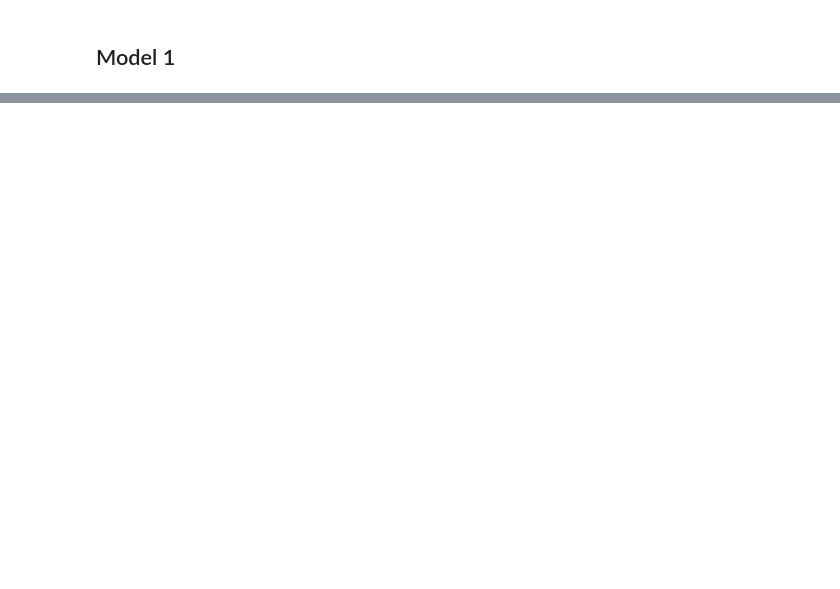
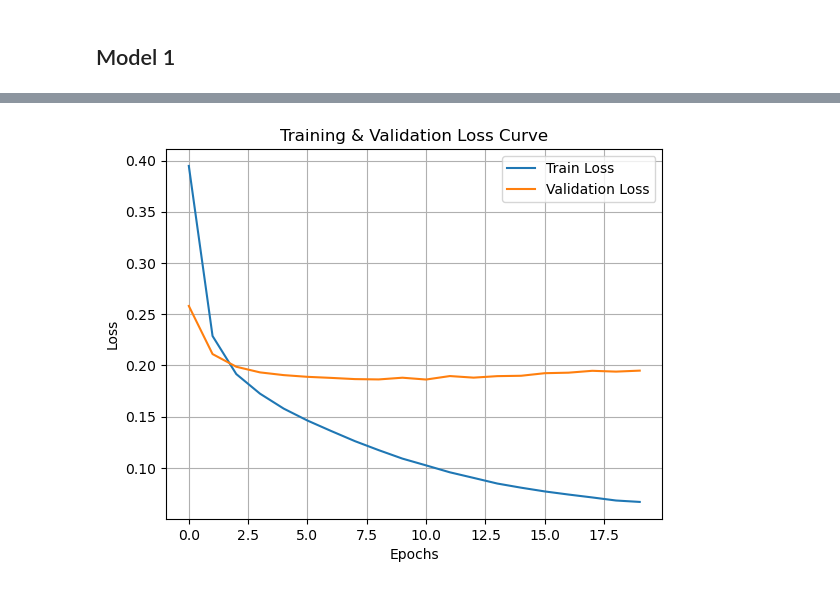
Before and after one commit to AdityaVarunV98/Natural-Language-Processing, a Jupyter notebook: Assignment2/main.ipynb, the cells around one changed output, grey strips where cells are left out. Drawn from its saved outputs; the diff is of its cells as text; code cells hidden in the pictures; blank space fills up the shorter version.

```diff
--- a/Assignment2/main.ipynb
+++ b/Assignment2/main.ipynb
@@ -361,0 +375,21 @@ Test Accuracy: 92.24%
+# %%
+# Get input and output sizes
+input_size = next(iter(train_loader_tfidf))[0].shape[1]  # Feature size
+num_classes = next(iter(train_loader_tfidf))[1].shape[1]  # Number of labels
+
+# Initialize the model
+model = MultiLabelNN(input_size, num_classes)
+
+# Train the model
+train_losses, val_losses = train_model(model, train_loader_tfidf, val_loader_tfidf, num_epochs=20)
+
+# Plot train vs validation loss
+plt.plot(train_losses, label="Train Loss")
+plt.plot(val_losses, label="Validation Loss")
+plt.xlabel("Epochs")
+plt.ylabel("Loss")
+plt.legend()
+plt.grid()
+plt.title("Training & Validation Loss Curve")
+plt.show()
+# %% [output]
@@ -361,0 +416 @@ Test Accuracy: 92.24%
+[figure, added]
```
Also changed, not shown: parts of 20 cells of this notebook.
